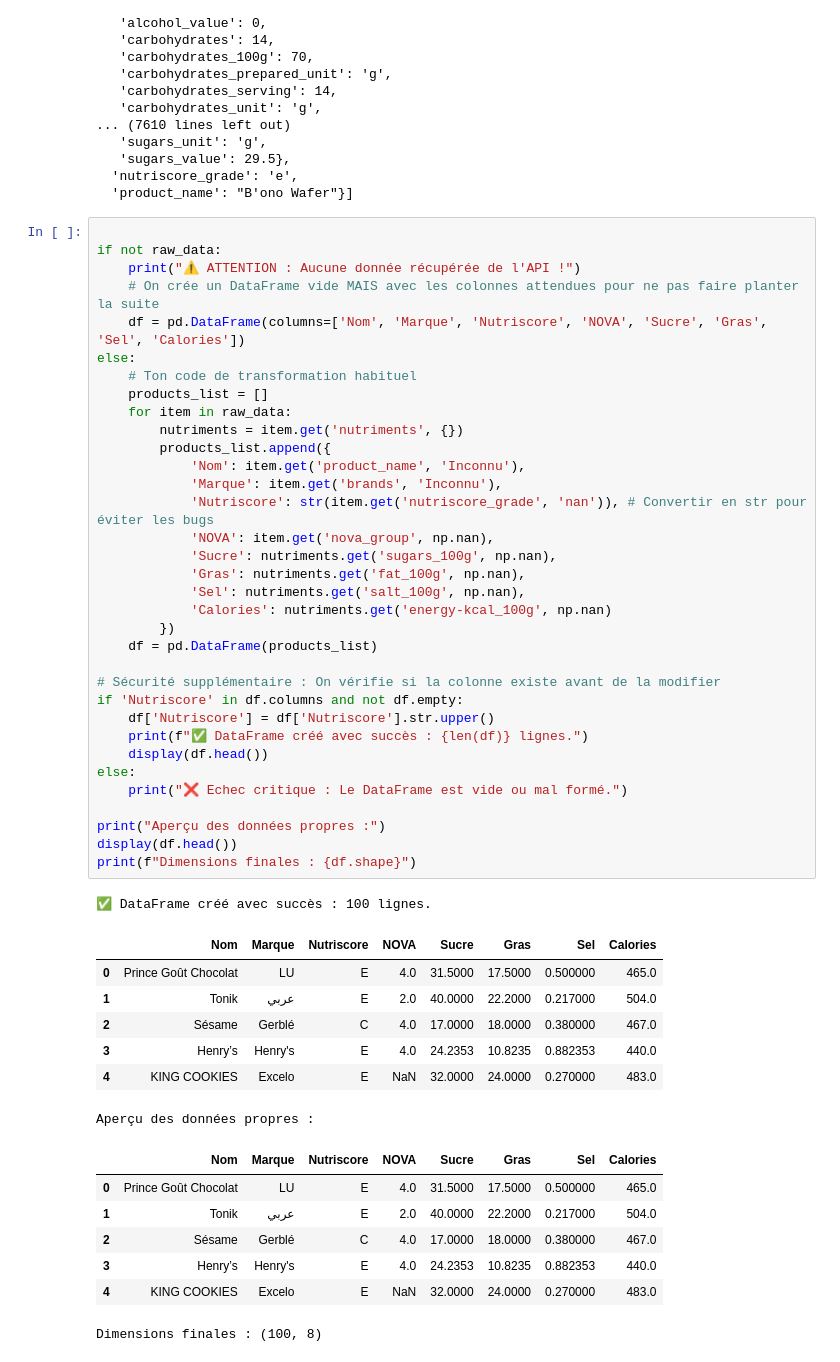
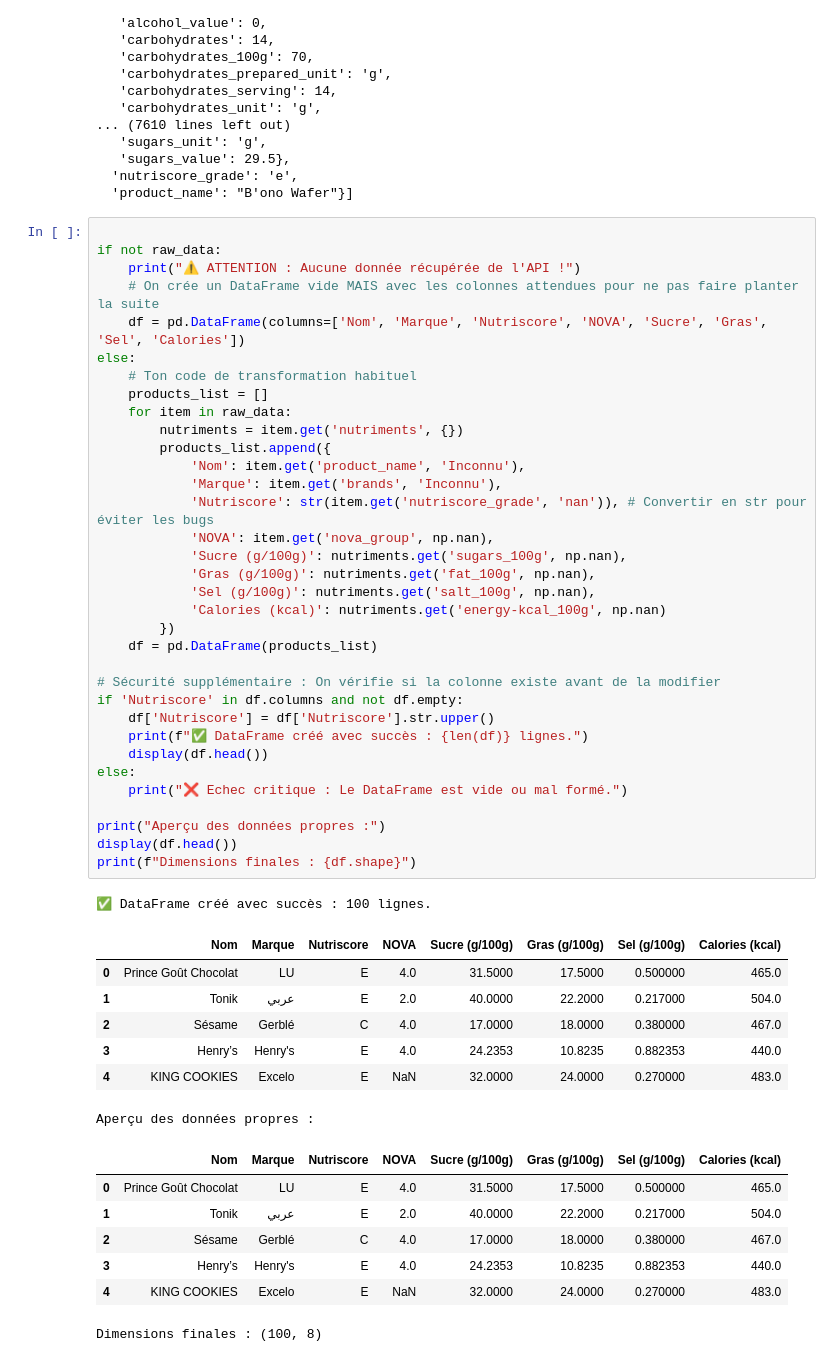
Before and after one commit to Mc3li3/ENSAE-Python-pour-la-data-science, a Jupyter notebook: src/main.ipynb, the cells around one changed output. Saved outputs shown, nothing was run; the diff lists cells and outputs as text.

```diff
--- a/src/main.ipynb
+++ b/src/main.ipynb
@@ -74,45 +74,45 @@ data_biscuits
 if not raw_data:
     print("⚠️ ATTENTION : Aucune donnée récupérée de l'API !")
     # On crée un DataFrame vide MAIS avec les colonnes attendues pour ne pas faire planter la suite
     df = pd.DataFrame(columns=['Nom', 'Marque', 'Nutriscore', 'NOVA', 'Sucre', 'Gras', 'Sel', 'Calories'])
 else:
     # Ton code de transformation habituel
     products_list = []
     for item in raw_data:
         nutriments = item.get('nutriments', {})
         products_list.append({
             'Nom': item.get('product_name', 'Inconnu'),
             'Marque': item.get('brands', 'Inconnu'),
             'Nutriscore': str(item.get('nutriscore_grade', 'nan')), # Convertir en str pour éviter les bugs
             'NOVA': item.get('nova_group', np.nan),
-            'Sucre': nutriments.get('sugars_100g', np.nan),
-            'Gras': nutriments.get('fat_100g', np.nan),
-            'Sel': nutriments.get('salt_100g', np.nan),
-            'Calories': nutriments.get('energy-kcal_100g', np.nan)
+            'Sucre (g/100g)': nutriments.get('sugars_100g', np.nan),
+            'Gras (g/100g)': nutriments.get('fat_100g', np.nan),
+            'Sel (g/100g)': nutriments.get('salt_100g', np.nan),
+            'Calories (kcal)': nutriments.get('energy-kcal_100g', np.nan)
         })
     df = pd.DataFrame(products_list)
 
 # Sécurité supplémentaire : On vérifie si la colonne existe avant de la modifier
 if 'Nutriscore' in df.columns and not df.empty:
     df['Nutriscore'] = df['Nutriscore'].str.upper()
     print(f"✅ DataFrame créé avec succès : {len(df)} lignes.")
     display(df.head())
 else:
     print("❌ Echec critique : Le DataFrame est vide ou mal formé.")
 
 print("Aperçu des données propres :")
 display(df.head())
 print(f"Dimensions finales : {df.shape}")
 # %% [output]
 ✅ DataFrame créé avec succès : 100 lignes.
-|  | Nom | Marque | Nutriscore | NOVA | Sucre | Gras | Sel | Calories |
+|  | Nom | Marque | Nutriscore | NOVA | Sucre (g/100g) | Gras (g/100g) | Sel (g/100g) | Calories (kcal) |
 | 0 | Prince Goût Chocolat | LU | E | 4.0 | 31.5000 | 17.5000 | 0.500000 | 465.0 |
 | 1 | Tonik | عربي | E | 2.0 | 40.0000 | 22.2000 | 0.217000 | 504.0 |
 | 2 | Sésame | Gerblé | C | 4.0 | 17.0000 | 18.0000 | 0.380000 | 467.0 |
 | 3 | Henry’s | Henry's | E | 4.0 | 24.2353 | 10.8235 | 0.882353 | 440.0 |
 | 4 | KING COOKIES | Excelo | E | NaN | 32.0000 | 24.0000 | 0.270000 | 483.0 |
 Aperçu des données propres :
-|  | Nom | Marque | Nutriscore | NOVA | Sucre | Gras | Sel | Calories |
+|  | Nom | Marque | Nutriscore | NOVA | Sucre (g/100g) | Gras (g/100g) | Sel (g/100g) | Calories (kcal) |
 | 0 | Prince Goût Chocolat | LU | E | 4.0 | 31.5000 | 17.5000 | 0.500000 | 465.0 |
 | 1 | Tonik | عربي | E | 2.0 | 40.0000 | 22.2000 | 0.217000 | 504.0 |
 | 2 | Sésame | Gerblé | C | 4.0 | 17.0000 | 18.0000 | 0.380000 | 467.0 |
```
Also changed, not shown: parts of 2 cells of this notebook.
